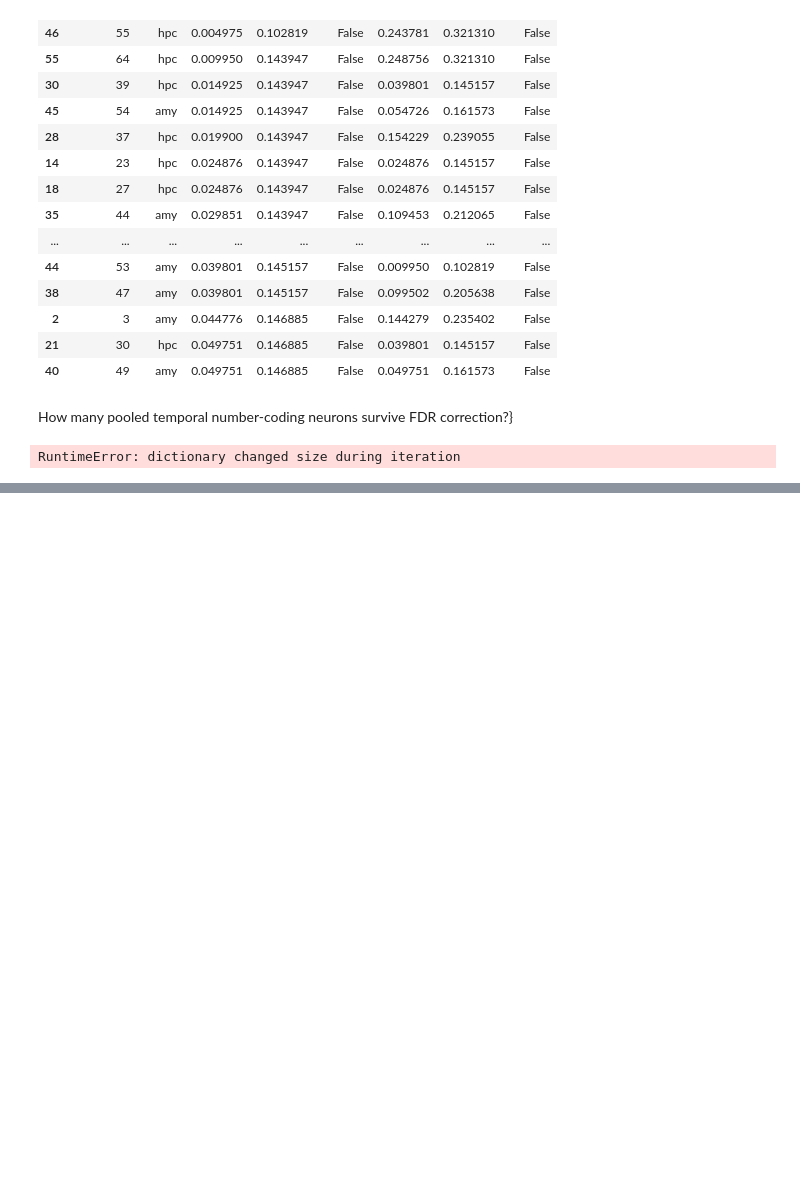
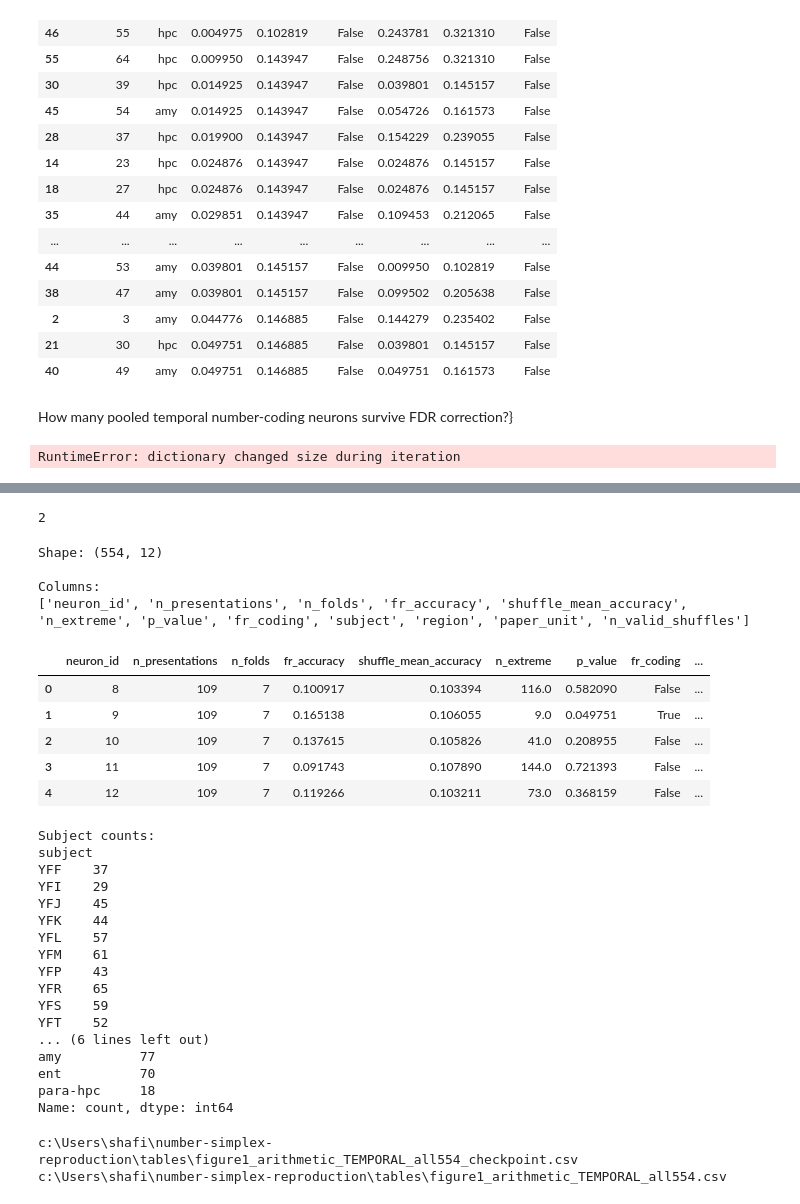
Before and after one commit to Shafiq-Abdu/number-simplex-reproduction, a Jupyter notebook: notebooks/02_population_decoding.ipynb, the cells around one changed output, grey strips where cells are left out. Cells and saved outputs as stored; diff of their text form; code cells hidden in the pictures; blank space fills up the shorter version.

```diff
--- a/notebooks/02_population_decoding.ipynb
+++ b/notebooks/02_population_decoding.ipynb
@@ -3302,0 +3325,76 @@ RuntimeError: dictionary changed size during iteration
+# %%
+1+1
+# %% [output]
+2
+# %%
+fr554 = pd.read_csv(
+    tables_dir / "figure1_arithmetic_FR_all554.csv"
+)
+
+print("Shape:", fr554.shape)
+
+print("\nColumns:")
+print(fr554.columns.tolist())
+
+display(fr554.head())
+
+print("\nSubject counts:")
+print(
+    fr554["subject"]
+    .value_counts()
+    .sort_index()
+)
+
+print("\nRegion counts:")
+print(
+    fr554["region"]
+    .value_counts()
+)
+# %% [output]
+Shape: (554, 12)
+
+Columns:
+['neuron_id', 'n_presentations', 'n_folds', 'fr_accuracy', 'shuffle_mean_accuracy', 'n_extreme', 'p_value', 'fr_coding', 'subject', 'region', 'paper_unit', 'n_valid_shuffles']
+|  | neuron_id | n_presentations | n_folds | fr_accuracy | shuffle_mean_accuracy | n_extreme | p_value | fr_coding | ... |
+| 0 | 8 | 109 | 7 | 0.100917 | 0.103394 | 116.0 | 0.582090 | False | ... |
+| 1 | 9 | 109 | 7 | 0.165138 | 0.106055 | 9.0 | 0.049751 | True | ... |
+| 2 | 10 | 109 | 7 | 0.137615 | 0.105826 | 41.0 | 0.208955 | False | ... |
+| 3 | 11 | 109 | 7 | 0.091743 | 0.107890 | 144.0 | 0.721393 | False | ... |
+| 4 | 12 | 109 | 7 | 0.119266 | 0.103211 | 73.0 | 0.368159 | False | ... |
+Subject counts:
+subject
+YFF    37
+YFI    29
+YFJ    45
+YFK    44
+YFL    57
+YFM    61
+YFP    43
+YFR    65
+YFS    59
+YFT    52
+... (6 lines left out)
+amy          77
+ent          70
+para-hpc     18
+Name: count, dtype: int64
+# %%
+from pathlib import Path
+import pandas as pd
+import numpy as np
+
+checkpoint_path = (
+    tables_dir /
+    "figure1_arithmetic_TEMPORAL_all554_checkpoint.csv"
+)
+
+final_path = (
+    tables_dir /
+    "figure1_arithmetic_TEMPORAL_all554.csv"
+)
+
+print(checkpoint_path)
+print(final_path)
+# %% [output]
+c:\Users\shafi\number-simplex-reproduction\tables\figure1_arithmetic_TEMPORAL_all554_checkpoint.csv
+c:\Users\shafi\number-simplex-reproduction\tables\figure1_arithmetic_TEMPORAL_all554.csv
```
Also changed, not shown: parts of 29 cells of this notebook, 3 other files.
